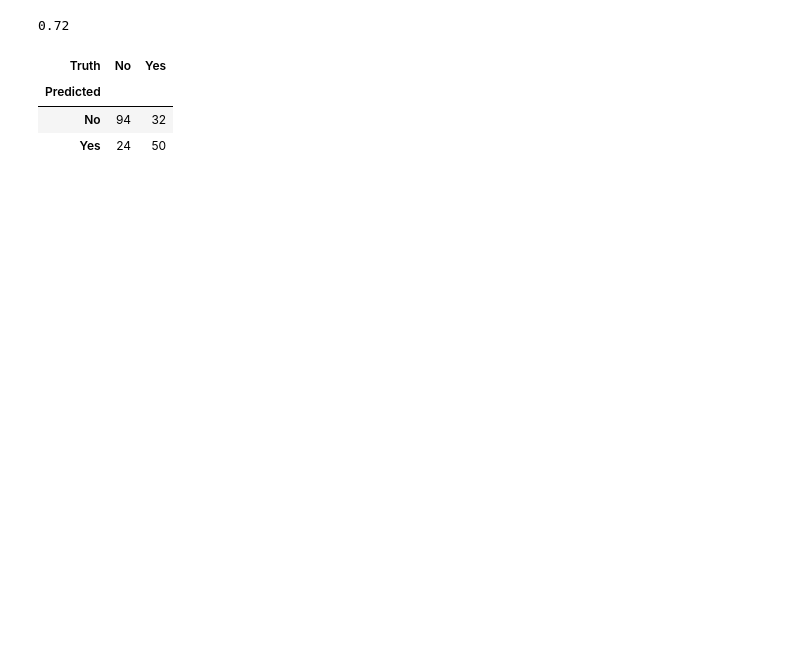
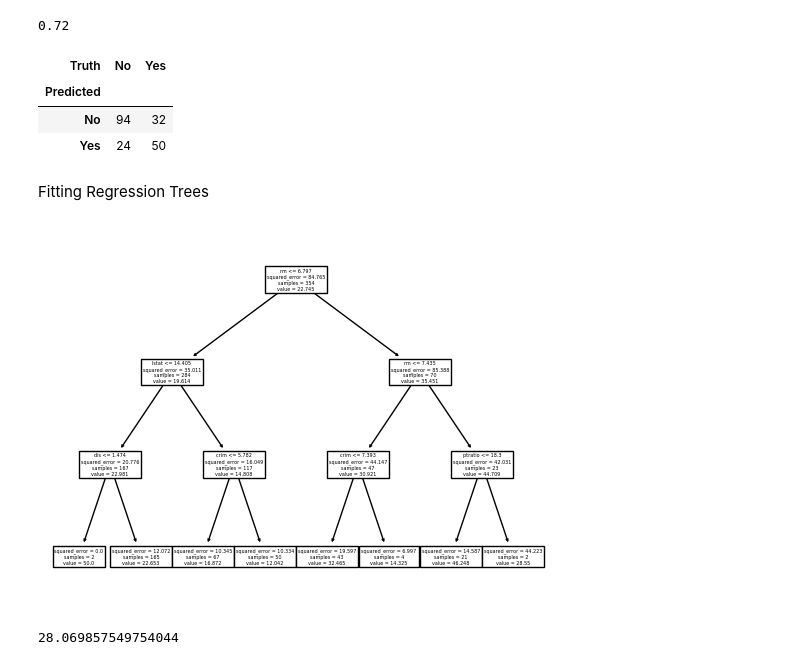
Before and after one commit to TheMerkh/ISLR, a Jupyter notebook: References/8°Chapter.ipynb, the cells around one changed output. Cells and saved outputs as stored; diff of their text form; code cells hidden in the pictures; blank space fills up the shorter version.

```diff
--- a/References/8°Chapter.ipynb
+++ b/References/8°Chapter.ipynb
@@ -81,3 +80,30 @@ confusion
 | Predicted |  |  |
 | No | 94 | 32 |
 | Yes | 24 | 50 |
+# %% [markdown]
+Fitting Regression Trees
+# %%
+Boston = load_data("Boston")
+model = MS(Boston.columns.drop("medv"), intercept=False)
+D = model.fit_transform(Boston)
+feature_names = list(D.columns)
+X = np.asarray(D)
+
+(X_train , X_test , y_train , y_test) = skm.train_test_split(X, Boston["medv"], test_size =0.3, random_state =0)
+
+reg = DTR(max_depth =3)
+reg.fit(X_train , y_train)
+
+plot_tree(reg , feature_names=feature_names);
+# %% [output]
+[figure, added]
+# %%
+ccp_path = reg.cost_complexity_pruning_path(X_train , y_train)
+kfold = skm.KFold(5, shuffle=True , random_state =10)
+grid = skm.GridSearchCV(reg , {"ccp_alpha": ccp_path.ccp_alphas}, refit=True , cv=kfold , scoring="neg_mean_squared_error")
+G = grid.fit(X_train , y_train)
+
+best_ = grid.best_estimator_
+np.mean(( y_test - best_.predict(X_test))**2)
+# %% [output]
+28.069857549754044
```
Also changed, not shown: parts of 12 cells of this notebook.
